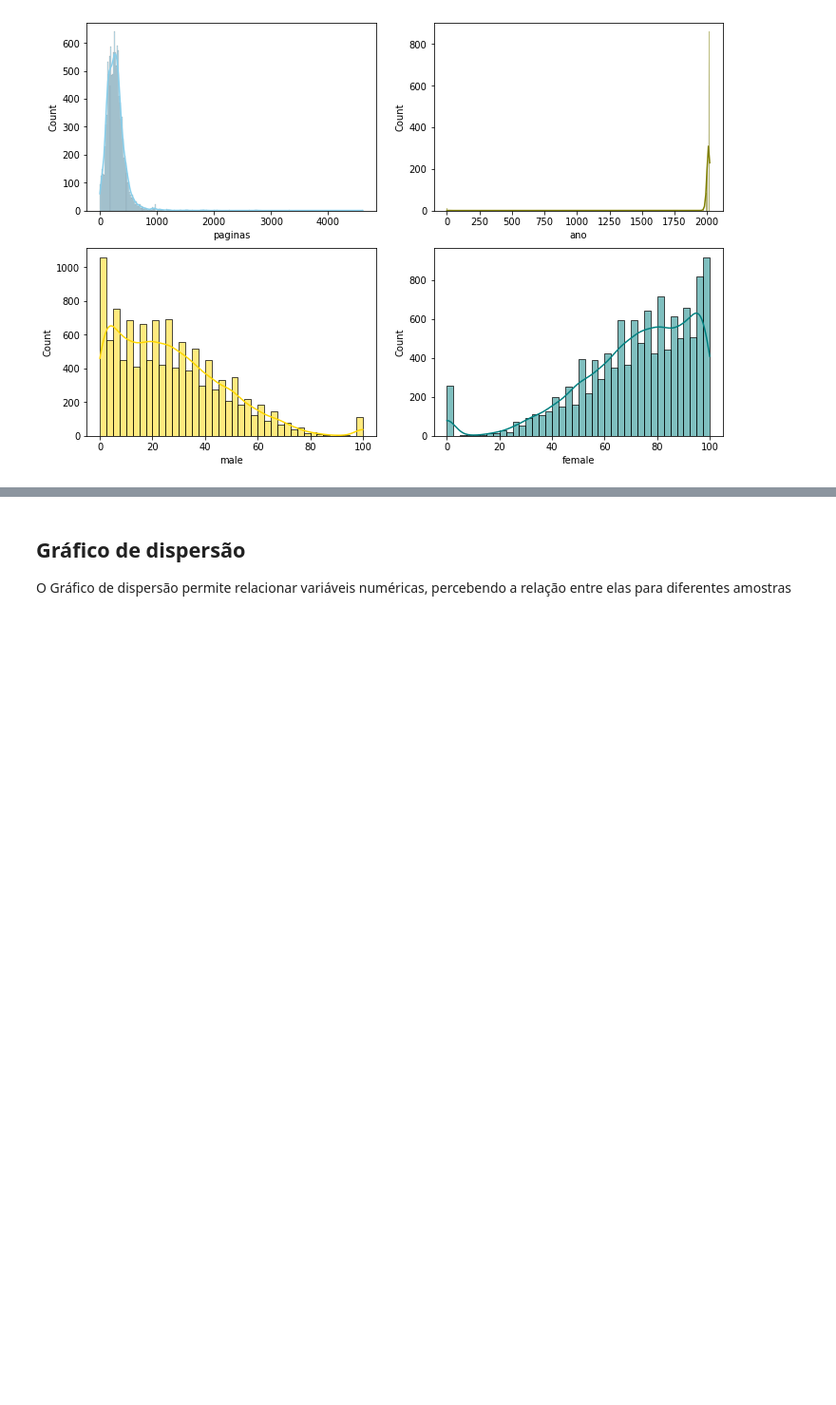
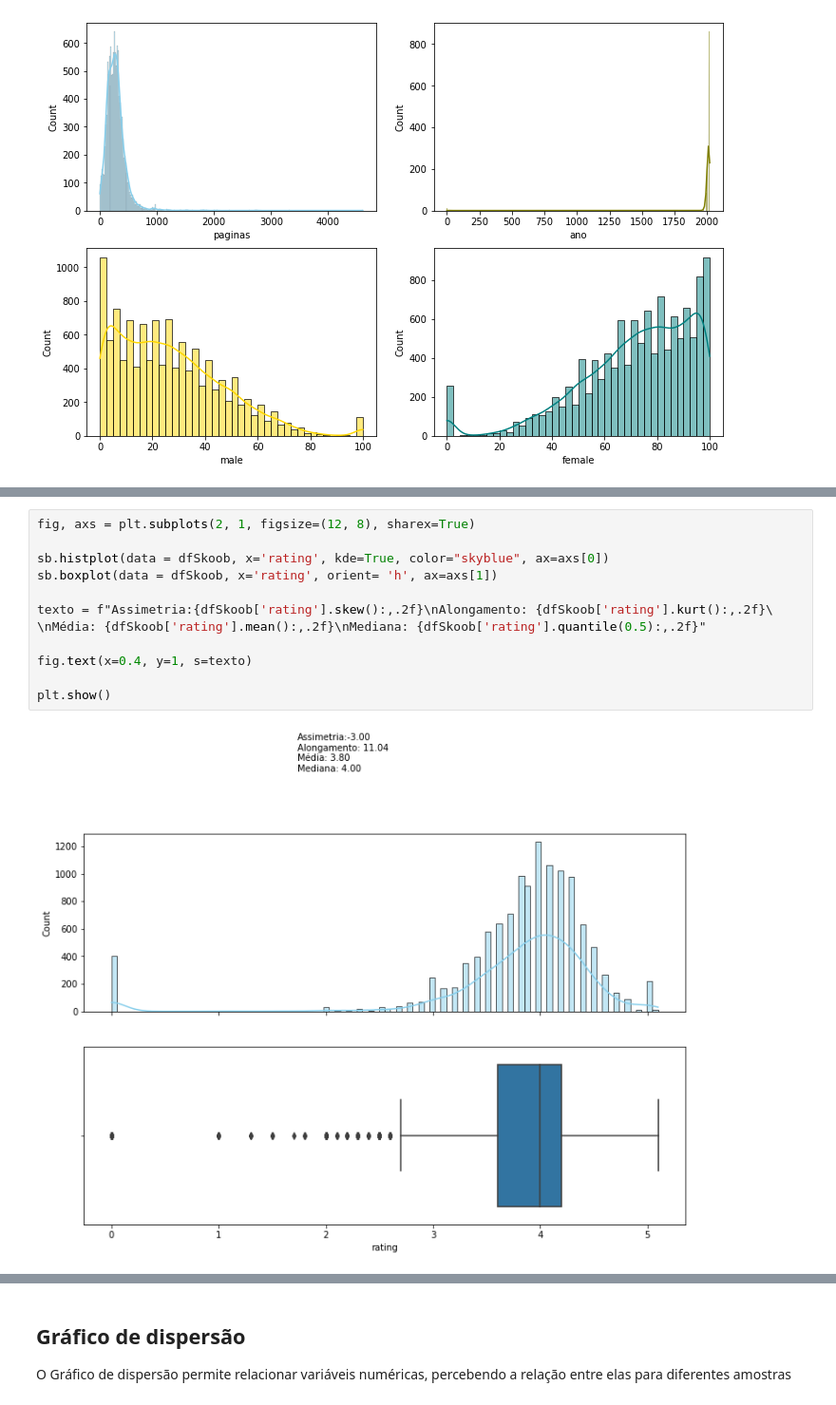
Before and after one commit to lauraemmanuella/DataScience, a Jupyter notebook: 3_AnaliseExploratoria.ipynb, the cells around one changed output, grey strips where cells are left out. Shown at 95% size. Drawn from its saved outputs; the diff is of its cells as text; blank space fills up the shorter version.

```diff
--- a/3_AnaliseExploratoria.ipynb
+++ b/3_AnaliseExploratoria.ipynb
@@ -398,0 +417,14 @@ plt.show()
+# %%
+fig, axs = plt.subplots(2, 1, figsize=(12, 8), sharex=True)
+
+sb.histplot(data = dfSkoob, x='rating', kde=True, color="skyblue", ax=axs[0])
+sb.boxplot(data = dfSkoob, x='rating', orient= 'h', ax=axs[1])
+
+texto = f"Assimetria:{dfSkoob['rating'].skew():,.2f}\nAlongamento: {dfSkoob['rating'].kurt():,.2f}\
+\nMédia: {dfSkoob['rating'].mean():,.2f}\nMediana: {dfSkoob['rating'].quantile(0.5):,.2f}"
+
+fig.text(x=0.4, y=1, s=texto)
+
+plt.show()
+# %% [output]
+[figure, added]
```
Also changed, not shown: parts of 11 cells of this notebook.
